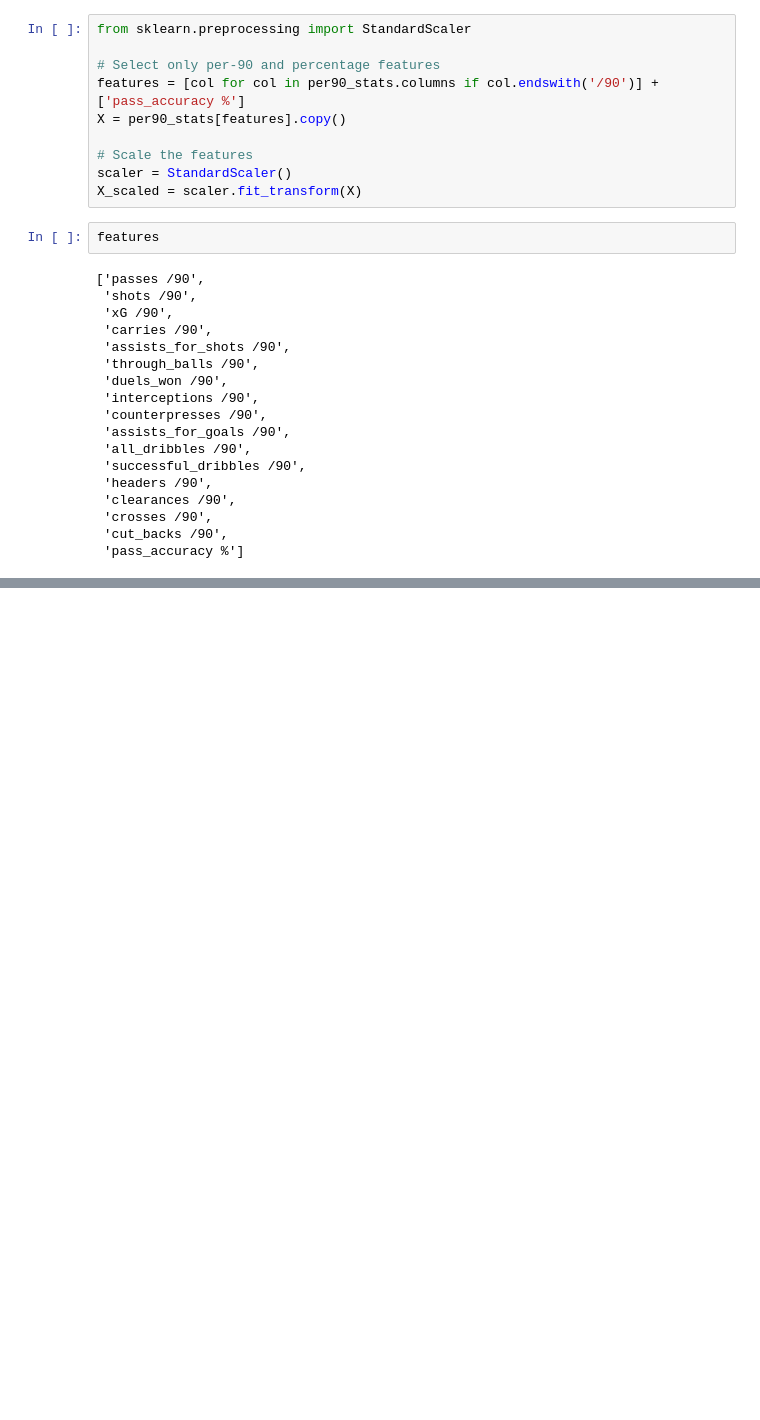
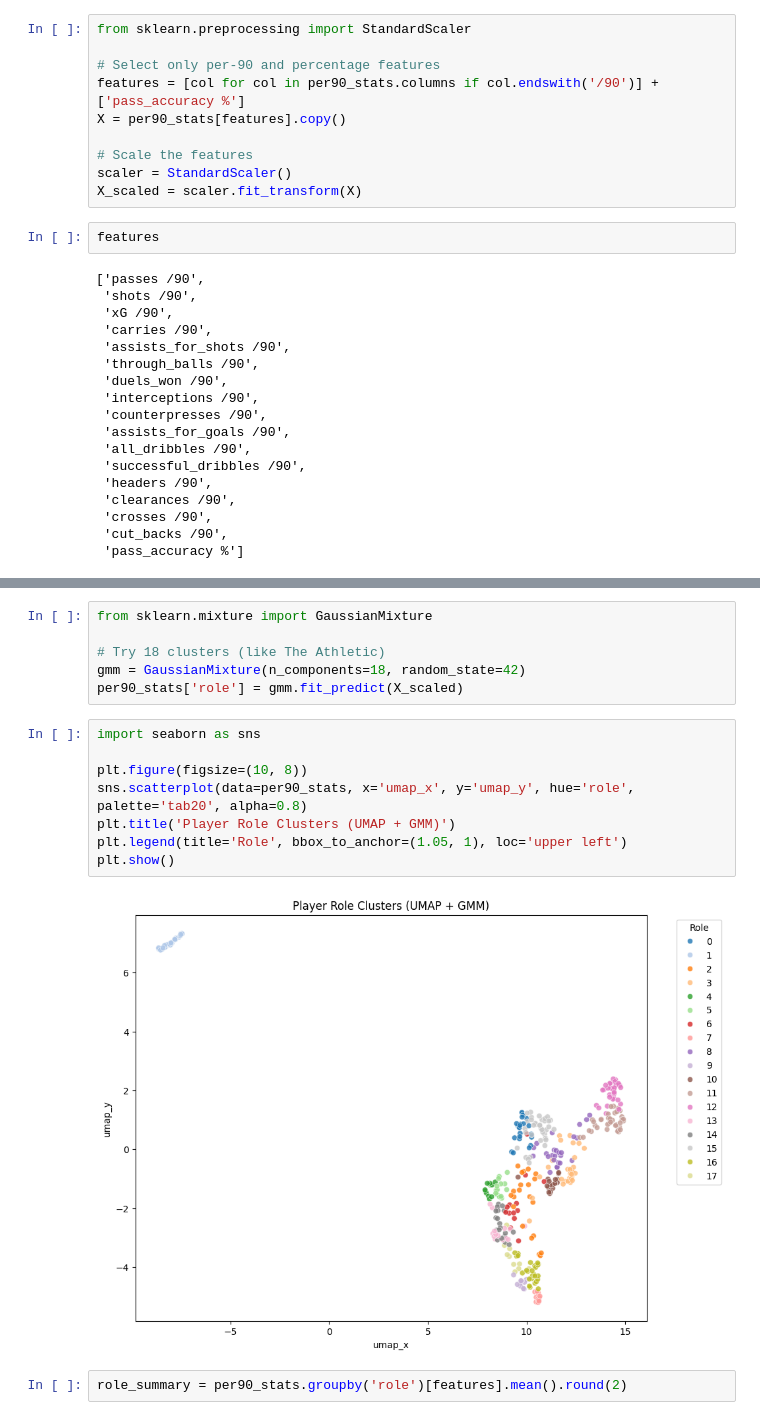
Before and after one commit to levokond/clustering-players-profiles, a Jupyter notebook: sb_data_importing.ipynb, the cells around one changed output, grey strips where cells are left out. Drawn from its saved outputs; the diff is of its cells as text; blank space fills up the shorter version.

```diff
--- a/sb_data_importing.ipynb
+++ b/sb_data_importing.ipynb
@@ -365,0 +409,18 @@ features
+# %%
+from sklearn.mixture import GaussianMixture
+
+# Try 18 clusters (like The Athletic)
+gmm = GaussianMixture(n_components=18, random_state=42)
+per90_stats['role'] = gmm.fit_predict(X_scaled)
+# %%
+import seaborn as sns
+
+plt.figure(figsize=(10, 8))
+sns.scatterplot(data=per90_stats, x='umap_x', y='umap_y', hue='role', palette='tab20', alpha=0.8)
+plt.title('Player Role Clusters (UMAP + GMM)')
+plt.legend(title='Role', bbox_to_anchor=(1.05, 1), loc='upper left')
+plt.show()
+# %% [output]
+[figure, added]
+# %%
+role_summary = per90_stats.groupby('role')[features].mean().round(2)
```
Also changed, not shown: parts of 6 cells of this notebook.
